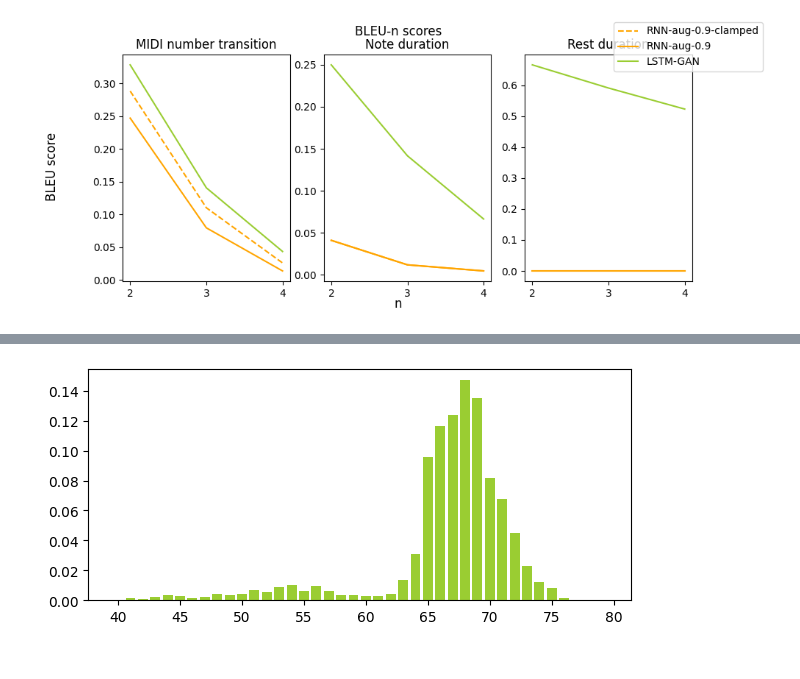
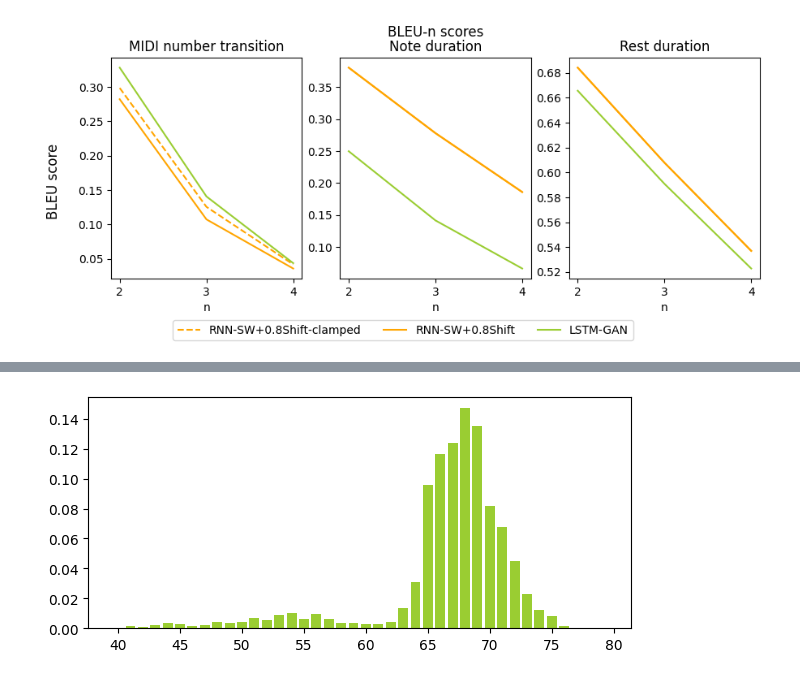
Before and after one commit to jj-haygurlhay/Lyrics2Melody, a Jupyter notebook: notebooks/quantitative_analysis_final.ipynb, the cells around one changed output, grey strips where cells are left out. Drawn from its saved outputs; the diff is of its cells as text; code cells hidden in the pictures.

Commit message:
Final cleaning of analysis code

```diff
--- a/notebooks/quantitative_analysis_final.ipynb
+++ b/notebooks/quantitative_analysis_final.ipynb
@@ -6,30 +6,29 @@ import matplotlib
 
 with open("/home/max/Documents/Univ/Lyrics2Melody/quantitative_analysis/lstm-gan_stats/gen_stats", "r") as f:
     lstm_results = json.loads(f.read())
-# with open("/home/max/Documents/Univ/Lyrics2Melody/quantitative_analysis/model_best/gen_stats", "r") as f:
-#     model = json.loads(f.read())
-# with open("/home/max/Documents/Univ/Lyrics2Melody/quantitative_analysis/model_best/gen_clamped_stats", "r") as f:
-#     model_clamped = json.loads(f.read())
 with open("/home/max/Documents/Univ/Lyrics2Melody/quantitative_analysis/lstm-gan_stats/ref_stats", "r") as f:
     reference = json.loads(f.read())
 
-model_dirs = ["/home/max/Documents/Univ/Lyrics2Melody/runs/data_aug_0.9_all_tones",
-              "/home/max/Documents/Univ/Lyrics2Melody/runs/SlidingWindow_only_2024-04-25_15-43-53",
-              "/home/max/Documents/Univ/Lyrics2Melody/runs/SlidingWindow_Shift0.2_2024-04-25_19-17-02",
-              "/home/max/Documents/Univ/Lyrics2Melody/runs/SlidingWindow_Shift0.8_2024-04-25_17-22-42",
-              "/home/max/Documents/Univ/Lyrics2Melody/runs/Without_Aug_2024-04-25_14-39-15"]
-model_names = ["RNN-aug-0.9",
+model_dirs = ["/home/max/Documents/Univ/Lyrics2Melody/runs/SlidingWindow_Shift0.8_lr1e-5_2024-04-26_16-28-45",
+              "/home/max/Documents/Univ/Lyrics2Melody/runs/SlidingWindow_noshift_lr1e-5_2024-04-26_22-16-45",
+              "/home/max/Documents/Univ/Lyrics2Melody/runs/SlidingWindow_Shift0.2_lr1e-5_2024-04-26_18-19-36",
+              "/home/max/Documents/Univ/Lyrics2Melody/runs/Without_Aug_2024-04-25_14-39-15",
+              "/home/max/Documents/Univ/Lyrics2Melody/runs/T5_shift0.8_please_2024-04-26_23-06-13"]
+model_names = ["RNN-SW+0.8Shift",
                "RNN-SW",
                "RNN-SW+0.2Shift",
-               "RNN-SW+0.8Shift",
-               "RNN-noaug"]
+               "RNN-noaug",
+               "T5-0.8Shift"]
 
 #Blue for reference
 ref_color="xkcd:azure"
+# ref_color='#%02x%02x%02x' % (230,159,0)
 #Green for LSTM-GAN
 LSTM_color = "yellowgreen"
+# LSTM_color ='#%02x%02x%02x' %  (0,158,115)
 #Orange for us
 res_color = "orange"
+# res_color='#%02x%02x%02x' % (213,94,0)
 # %%
 for model_dir, model_name in zip(model_dirs, model_names):
     with open(model_dir + "/stats/gen_stats", "r") as f:
@@ -199,6 +199,9 @@ for model_dir, model_name in zip(model_dirs, model_names):
     axs[1].title.set_text("Note duration")
     axs[2].title.set_text("Rest duration")
 
+    axs[0].set_xlabel("n")
+    axs[1].set_xlabel("n")
+    axs[2].set_xlabel("n")
     # axs[0].plot(xrange, [reference[f"bleu{i}_notes"] for i in xrange], label="Ground truth", color=ref_color)
     # axs[1].plot(xrange, [reference[f"rep{i}_std"] for i in xrange], color=ref_color)
 
@@ -218,9 +221,11 @@ for model_dir, model_name in zip(model_dirs, model_names):
     plt.setp(axs, xticks=xrange)
     handles, labels = axs[0].get_legend_handles_labels()
     fig.set_size_inches(10,4)
-    fig.legend(handles, labels, loc="upper right")
-    fig.supxlabel("n")
+    fig.legend(handles, labels, loc="lower center", ncol=3)
+    fig.subplots_adjust(bottom=0.2, left=0.1)
+    # fig.supxlabel("n")
+
     fig.supylabel("BLEU score")
-
+    plt.savefig("figs/3_bleu-n_"+model_name+".png")
     plt.show()
 # %% [output]
@@ -228 +233 @@ for model_dir, model_name in zip(model_dirs, model_names):
-[figure, old version]
+[figure, new version]
```
Also changed, not shown: parts of 9 cells of this notebook, 37 other files.
